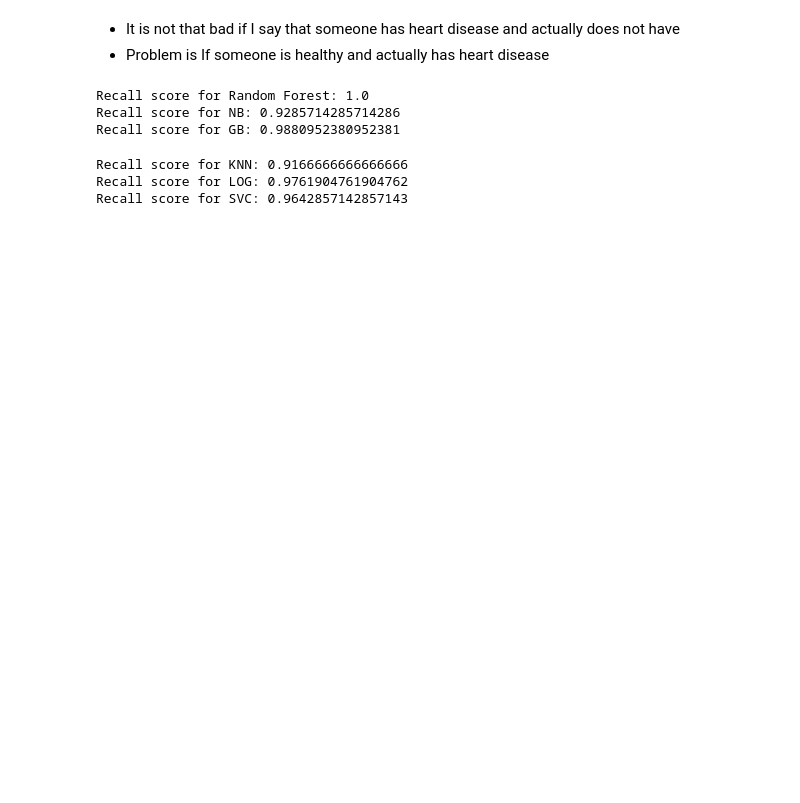
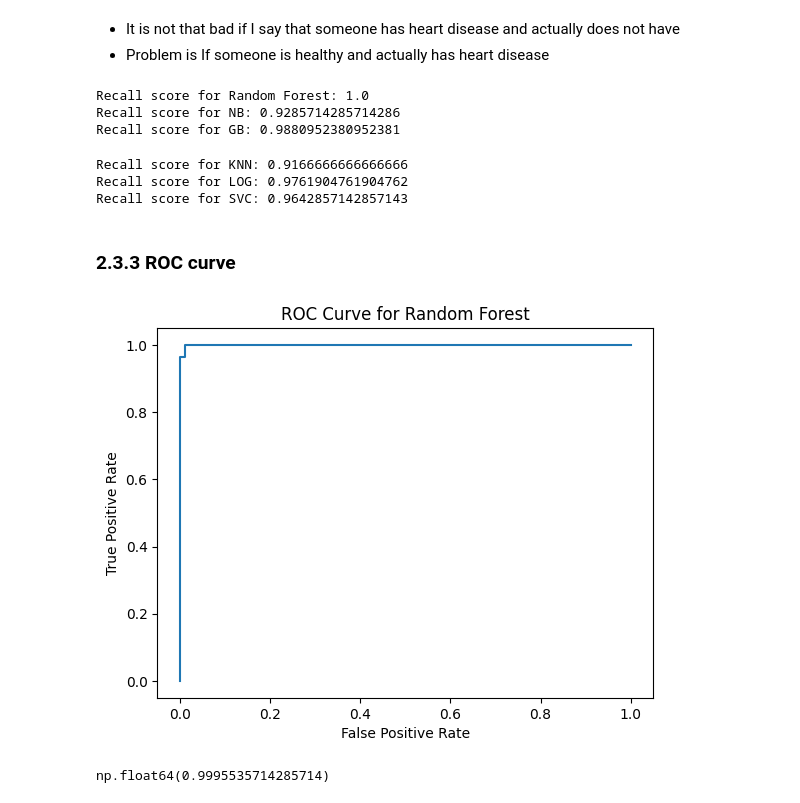
Before and after one commit to OndrejZapletal99/Python_DS_ML, a Jupyter notebook: heart_disease/main.ipynb, the cells around one changed output. Cells and saved outputs as stored; diff of their text form; code cells hidden in the pictures; blank space fills up the shorter version.

Commit message:
roc curve

```diff
--- a/heart_disease/main.ipynb
+++ b/heart_disease/main.ipynb
@@ -189,3 +189,5 @@ print(f'Recall score for SVC: {y_recall}')
 Recall score for KNN: 0.9166666666666666
 Recall score for LOG: 0.9761904761904762
 Recall score for SVC: 0.9642857142857143
+# %% [markdown]
+### 2.3.3 ROC curve
@@ -191,0 +196,12 @@ Recall score for SVC: 0.9642857142857143
+# %%
+y_probs = forrest.predict_proba(X_val)[:, 1]
+
+fpr,tpr, thresholds = roc_curve(y_val,y_probs)
+
+plt.plot(fpr,tpr)
+plt.xlabel('False Positive Rate')
+plt.ylabel('True Positive Rate')
+plt.title('ROC Curve for Random Forest')
+plt.show()
+# %% [output]
+[figure, added]
@@ -191,0 +210,5 @@ Recall score for SVC: 0.9642857142857143
+# %%
+roc_auc = roc_auc_score(y_val, y_probs)
+roc_auc
+# %% [output]
+np.float64(0.9995535714285714)
```
Also changed, not shown: parts of 5 cells of this notebook.
